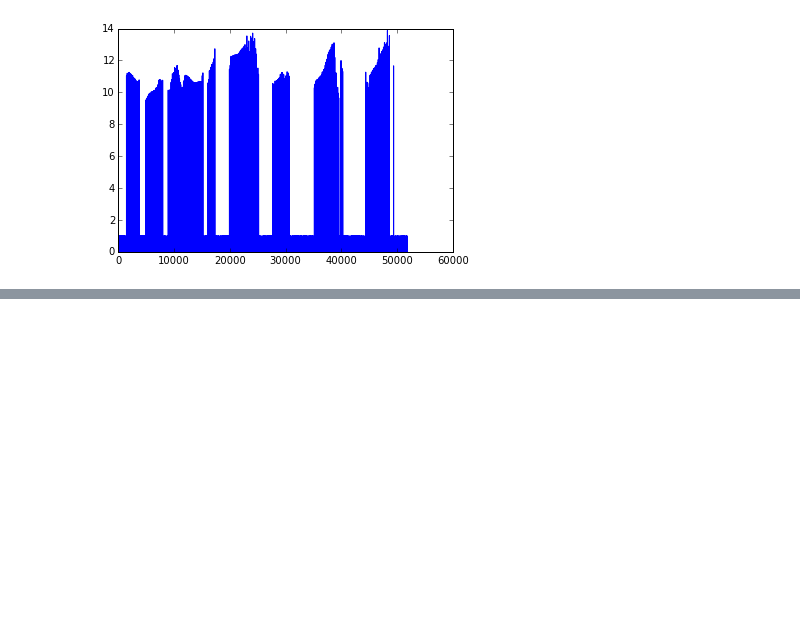
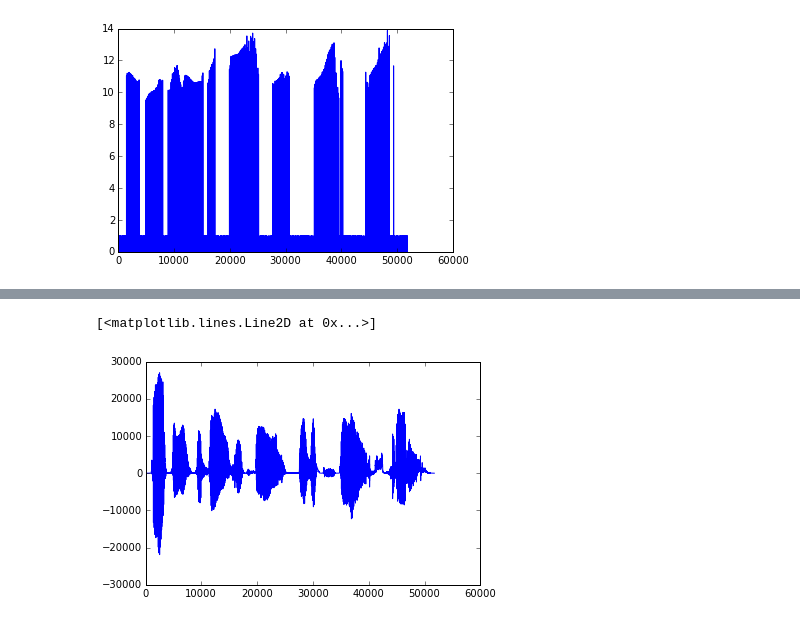
Before and after one commit to shunsukeaihara/pysas, a Jupyter notebook: sample.ipynb, the cells around one changed output, grey strips where cells are left out. Cells and saved outputs as stored; diff of their text form; code cells hidden in the pictures; blank space fills up the shorter version.

```diff
--- a/sample.ipynb
+++ b/sample.ipynb
@@ -103,0 +143,5 @@ plt.plot(ep.gen(f0))
+# %%
+plt.plot(synth[100:] * 32767.0)
+# %% [output]
+[<matplotlib.lines.Line2D at 0x...>]
+[figure, added]
```
Also changed, not shown: parts of 18 cells of this notebook, 3 other files.
